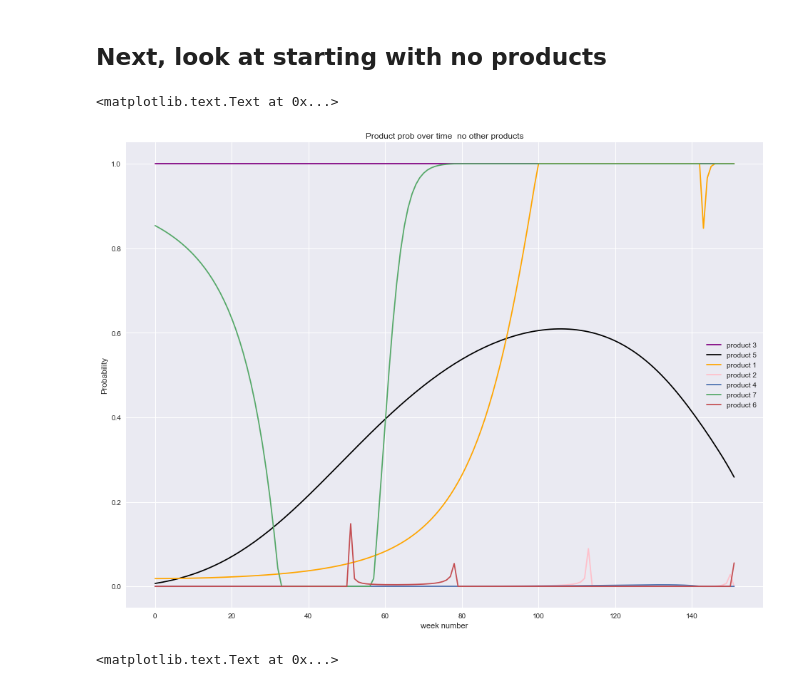
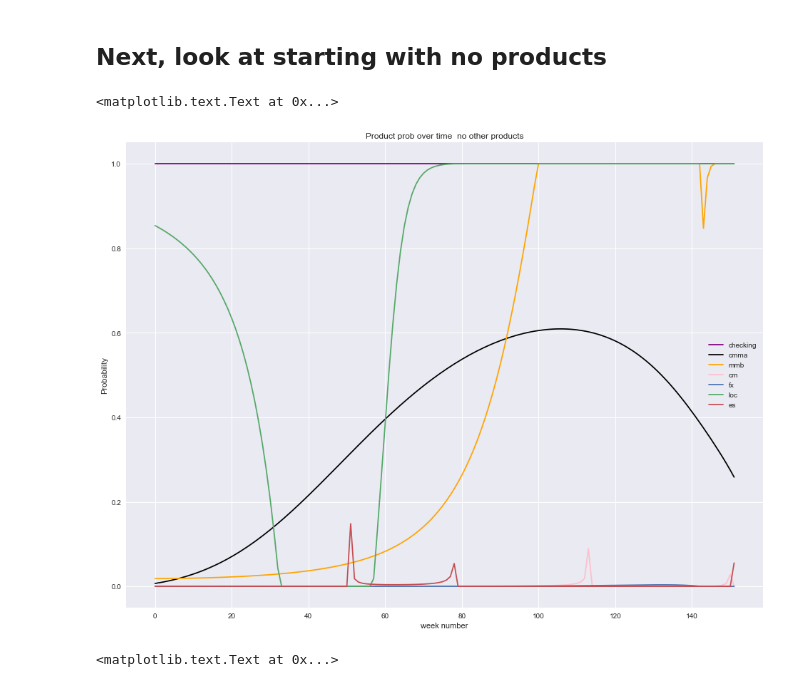
Before and after one commit to jonhilgart22/UNH-projects, a Jupyter notebook: capstone_work/Notebooks/PGMs_Markov_Model_&_Client_Lifetime.ipynb, the cells around one changed output. Drawn from its saved outputs; the diff is of its cells as text; code cells hidden in the pictures.

```diff
--- a/capstone_work/Notebooks/PGMs_Markov_Model_&_Client_Lifetime.ipynb
+++ b/capstone_work/Notebooks/PGMs_Markov_Model_&_Client_Lifetime.ipynb
@@ -139,21 +139,21 @@ probs_allzero = [ESP_Markov_Model_Joint_Prob(ESP_Joint_Product_Probabilities,sin
 # %%
 ## FINAL - new probs - combo
 plt.figure(figsize=(16,12))
-plt.plot([probs_allzero[i][0] for i in range(len(probs_allzero))],label='product 3',color='purple')
-plt.plot([probs_allzero[i][1] for i in range(len(probs_allzero))],label='product 5',color='black')
-plt.plot([probs_allzero[i][2] for i in range(len(probs_allzero))],label='product 1',color='orange')
-plt.plot([probs_allzero[i][3] for i in range(len(probs_allzero))],label='product 2',color='pink')
-plt.plot([probs_allzero[i][4] for i in range(len(probs_allzero))],label='product 4')
-plt.plot([probs_allzero[i][5] for i in range(len(probs_allzero))],label='product 7')
-plt.plot([probs_allzero[i][6] for i in range(len(probs_allzero))],label='product 6')
+plt.plot([probs_allzero[i][0] for i in range(len(probs_allzero))],label='checking',color='purple')
+plt.plot([probs_allzero[i][1] for i in range(len(probs_allzero))],label='cmma',color='black')
+plt.plot([probs_allzero[i][2] for i in range(len(probs_allzero))],label='mmb',color='orange')
+plt.plot([probs_allzero[i][3] for i in range(len(probs_allzero))],label='cm',color='pink')
+plt.plot([probs_allzero[i][4] for i in range(len(probs_allzero))],label='fx')
+plt.plot([probs_allzero[i][5] for i in range(len(probs_allzero))],label='loc')
+plt.plot([probs_allzero[i][6] for i in range(len(probs_allzero))],label='es')
 #plt.plot([probs[i][7] for i in range(len(probs))],label='ORIGINAL CHECKING')
 plt.legend()
 plt.title('Product prob over time  no other products')
 plt.xlabel('week number')
 plt.ylabel('Probability')
 # %% [output]
 <matplotlib.text.Text at 0x...>
-[figure, old version]
+[figure, new version]
 # %%
 ## FINAL - new probs - combo
 plt.figure(figsize=(16,12))
```
